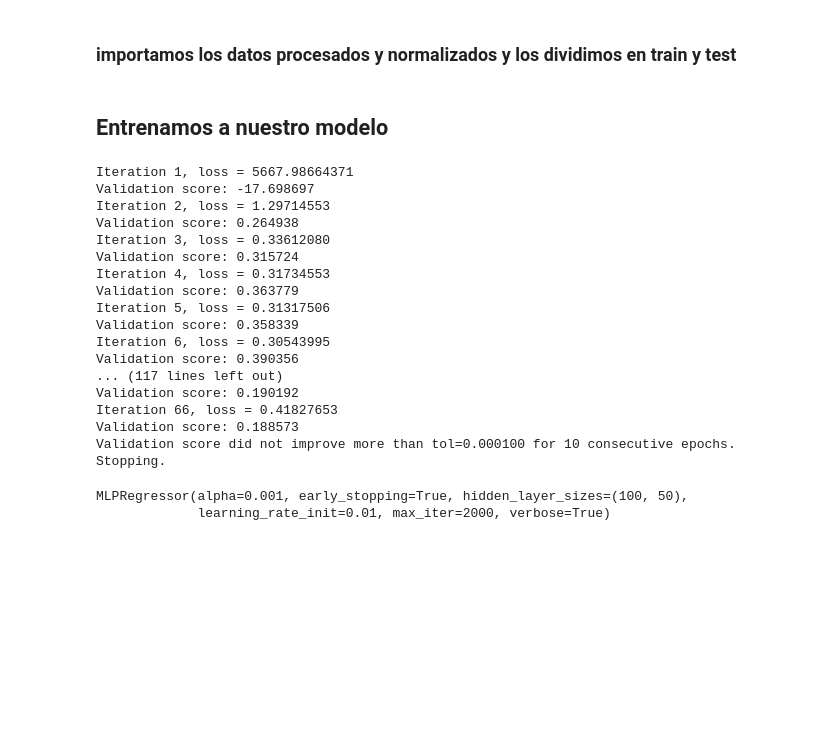
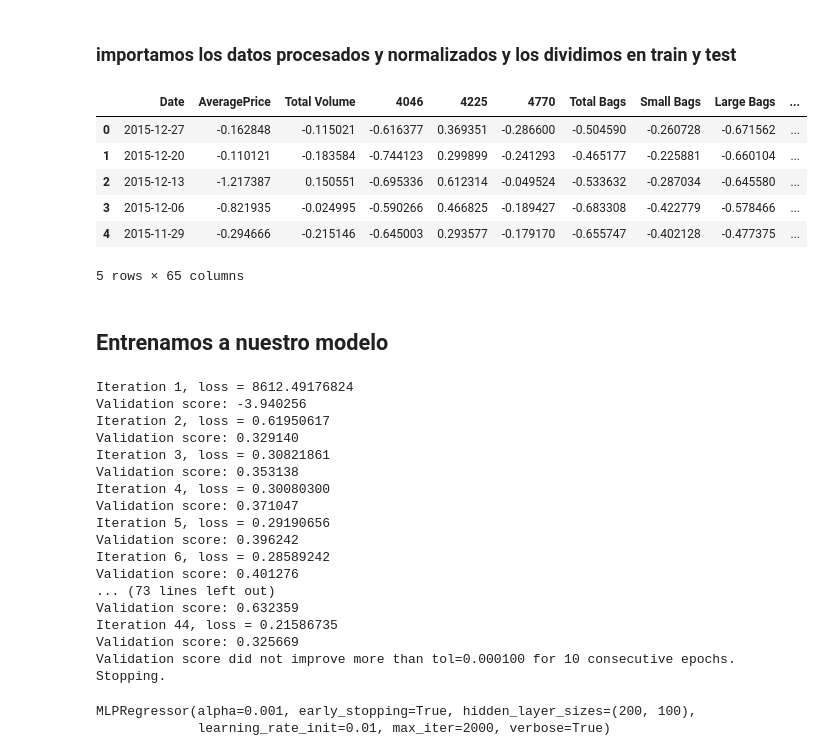
Before and after one commit to DilnLemos/Avocado_Price_Prediction, a Jupyter notebook: notebooks/PrediccionMLP.ipynb, the cells around one changed output. Saved outputs shown, nothing was run; the diff lists cells and outputs as text; code cells hidden in the pictures; blank space fills up the shorter version.

```diff
--- a/notebooks/PrediccionMLP.ipynb
+++ b/notebooks/PrediccionMLP.ipynb
@@ -17,45 +17,53 @@ from sklearn.preprocessing import StandardScaler
 ### importamos los datos procesados y normalizados y los dividimos en train y test
 # %%
 df_avocado = pd.read_csv("../data/clean_avocado.csv")
-df_avocado.describe()
+
 
 # Variables predictoras (X) y objetivo (y)
 X = df_avocado.drop(columns=['AveragePrice', "Date"])
-y = df_avocado['AveragePrice']  # 0,1,2 representan variedades de vino distintas
+y = df_avocado['AveragePrice']
 feature_names = X.columns
 
 # Dividir datos en entrenamiento y prueba (70/30)
 X_train, X_test, y_train, y_test = train_test_split(
     X, y, test_size=0.3, random_state=42
 )
+# %% [output]
+|  | Date | AveragePrice | Total Volume | 4046 | 4225 | 4770 | Total Bags | Small Bags | Large Bags | ... |
+| 0 | 2015-12-27 | -0.162848 | -0.115021 | -0.616377 | 0.369351 | -0.286600 | -0.504590 | -0.260728 | -0.671562 | ... |
+| 1 | 2015-12-20 | -0.110121 | -0.183584 | -0.744123 | 0.299899 | -0.241293 | -0.465177 | -0.225881 | -0.660104 | ... |
+| 2 | 2015-12-13 | -1.217387 | 0.150551 | -0.695336 | 0.612314 | -0.049524 | -0.533632 | -0.287034 | -0.645580 | ... |
+| 3 | 2015-12-06 | -0.821935 | -0.024995 | -0.590266 | 0.466825 | -0.189427 | -0.683308 | -0.422779 | -0.578466 | ... |
+| 4 | 2015-11-29 | -0.294666 | -0.215146 | -0.645003 | 0.293577 | -0.179170 | -0.655747 | -0.402128 | -0.477375 | ... |
+5 rows × 65 columns
 # %% [markdown]
 ## Entrenamos a nuestro modelo
 # %%
 mlp_reg = MLPRegressor(
-    hidden_layer_sizes=(100,50), activation='relu', solver='adam',
+    hidden_layer_sizes=(200,100), activation='relu', solver='adam',
     learning_rate_init=0.01, alpha=0.001, max_iter=2000,
     early_stopping=True, verbose=True
 )
 mlp_reg.fit(X_train, y_train)
 # %% [output]
-Iteration 1, loss = 5667.98664371
-Validation score: -17.698697
-Iteration 2, loss = 1.29714553
-Validation score: 0.264938
-Iteration 3, loss = 0.33612080
-Validation score: 0.315724
-Iteration 4, loss = 0.31734553
-Validation score: 0.363779
-Iteration 5, loss = 0.31317506
-Validation score: 0.358339
-Iteration 6, loss = 0.30543995
-Validation score: 0.390356
-... (117 lines left out)
-Validation score: 0.190192
-Iteration 66, loss = 0.41827653
-Validation score: 0.188573
+Iteration 1, loss = 8612.49176824
+Validation score: -3.940256
+Iteration 2, loss = 0.61950617
+Validation score: 0.329140
+Iteration 3, loss = 0.30821861
+Validation score: 0.353138
+Iteration 4, loss = 0.30080300
+Validation score: 0.371047
+Iteration 5, loss = 0.29190656
+Validation score: 0.396242
+Iteration 6, loss = 0.28589242
+Validation score: 0.401276
+... (73 lines left out)
+Validation score: 0.632359
+Iteration 44, loss = 0.21586735
+Validation score: 0.325669
 Validation score did not improve more than tol=0.000100 for 10 consecutive epochs. Stopping.
-MLPRegressor(alpha=0.001, early_stopping=True, hidden_layer_sizes=(100, 50),
+MLPRegressor(alpha=0.001, early_stopping=True, hidden_layer_sizes=(200, 100),
              learning_rate_init=0.01, max_iter=2000, verbose=True)
 # %%
 y_pred_mlp = mlp_reg.predict(X_test)
```
Also changed, not shown: parts of 1 cell of this notebook, 2 other files.
